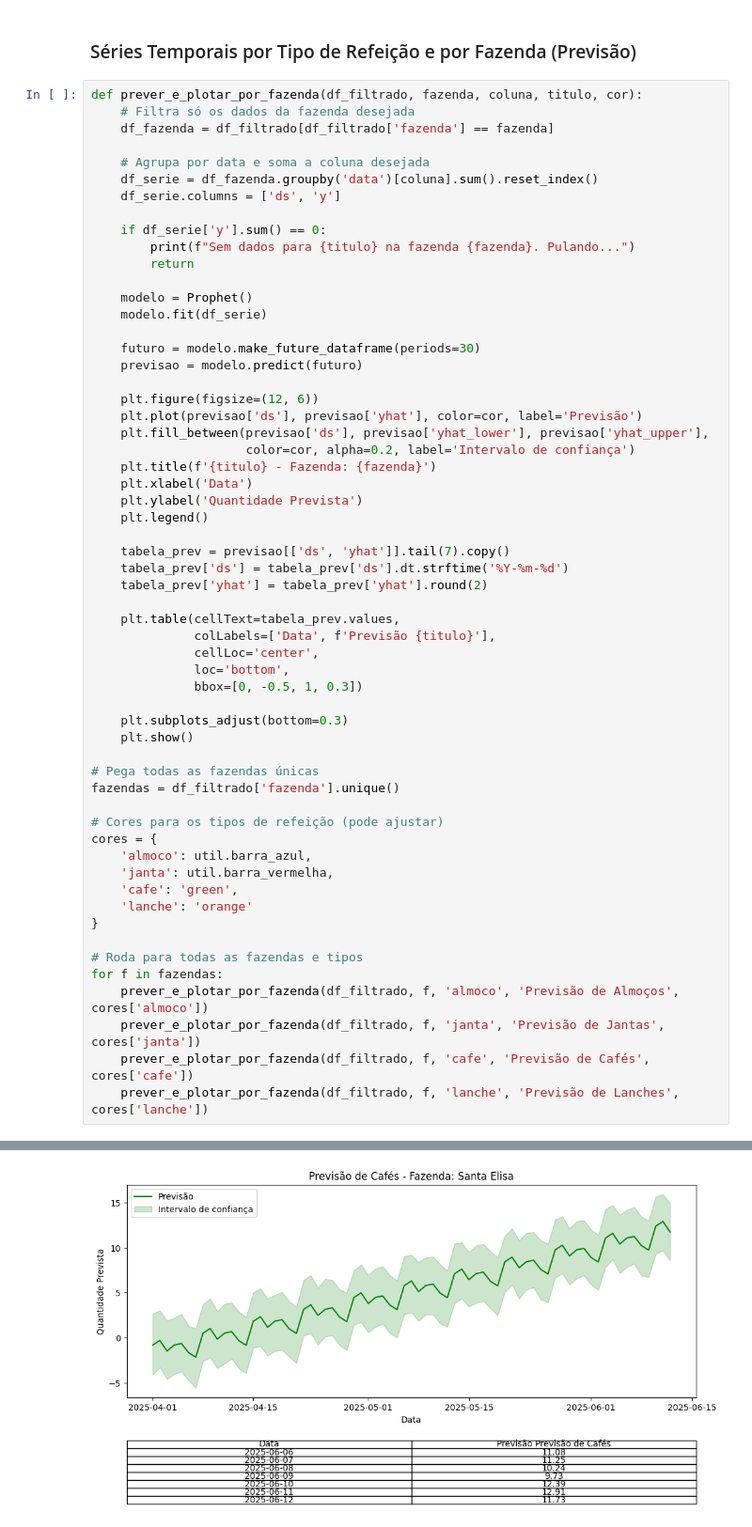
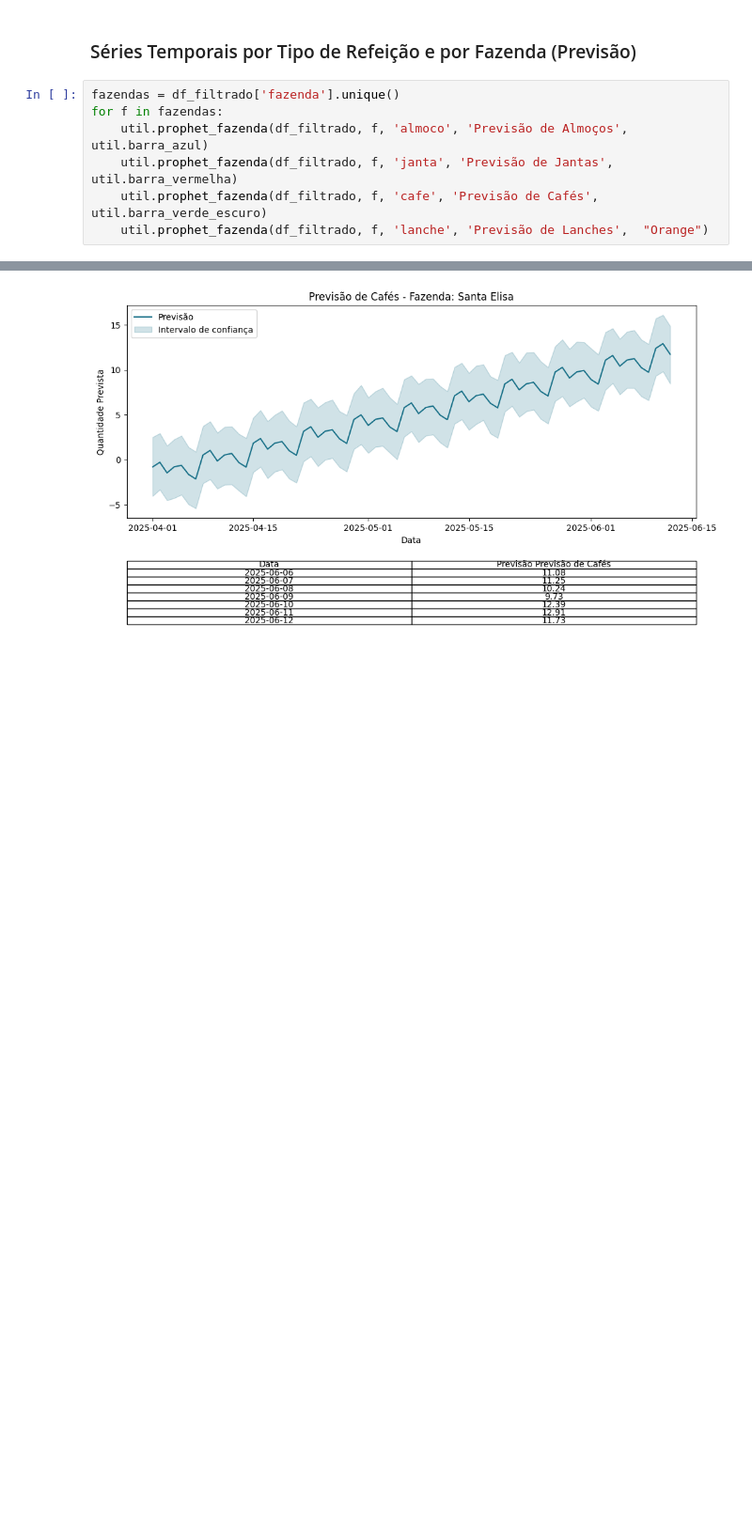
Before and after one commit to rafa-trindade/dashboard-elisaagro, a Jupyter notebook: notebooks/eda.ipynb, the cells around one changed output, grey strips where cells are left out. Shown at 94% size. Saved outputs shown, nothing was run; the diff lists cells and outputs as text; blank space fills up the shorter version.

```diff
--- a/notebooks/eda.ipynb
+++ b/notebooks/eda.ipynb
@@ -648,61 +609,10 @@ prever_e_plotar(df_filtrado, 'lanche', 'Previsão de Lanches', 'orange')
 # %% [markdown]
 ### Séries Temporais por Tipo de Refeição e por Fazenda (Previsão)
 # %%
-def prever_e_plotar_por_fazenda(df_filtrado, fazenda, coluna, titulo, cor):
-    # Filtra só os dados da fazenda desejada
-    df_fazenda = df_filtrado[df_filtrado['fazenda'] == fazenda]
-
-    # Agrupa por data e soma a coluna desejada
-    df_serie = df_fazenda.groupby('data')[coluna].sum().reset_index()
-    df_serie.columns = ['ds', 'y']
-
-    if df_serie['y'].sum() == 0:
-        print(f"Sem dados para {titulo} na fazenda {fazenda}. Pulando...")
-        return
-
-    modelo = Prophet()
-    modelo.fit(df_serie)
-
-    futuro = modelo.make_future_dataframe(periods=30)
-    previsao = modelo.predict(futuro)
-
-    plt.figure(figsize=(12, 6))
-    plt.plot(previsao['ds'], previsao['yhat'], color=cor, label='Previsão')
-    plt.fill_between(previsao['ds'], previsao['yhat_lower'], previsao['yhat_upper'],
-                     color=cor, alpha=0.2, label='Intervalo de confiança')
-    plt.title(f'{titulo} - Fazenda: {fazenda}')
-    plt.xlabel('Data')
-    plt.ylabel('Quantidade Prevista')
-    plt.legend()
-
-    tabela_prev = previsao[['ds', 'yhat']].tail(7).copy()
-    tabela_prev['ds'] = tabela_prev['ds'].dt.strftime('%Y-%m-%d')
-    tabela_prev['yhat'] = tabela_prev['yhat'].round(2)
-
-    plt.table(cellText=tabela_prev.values,
-              colLabels=['Data', f'Previsão {titulo}'],
-              cellLoc='center',
-              loc='bottom',
-              bbox=[0, -0.5, 1, 0.3])
-
-    plt.subplots_adjust(bottom=0.3)
-    plt.show()
-
-# Pega todas as fazendas únicas
 fazendas = df_filtrado['fazenda'].unique()
-
-# Cores para os tipos de refeição (pode ajustar)
-cores = {
-    'almoco': util.barra_azul,
-    'janta': util.barra_vermelha,
-    'cafe': 'green',
-    'lanche': 'orange'
-}
-
-# Roda para todas as fazendas e tipos
 for f in fazendas:
-    prever_e_plotar_por_fazenda(df_filtrado, f, 'almoco', 'Previsão de Almoços', cores['almoco'])
-    prever_e_plotar_por_fazenda(df_filtrado, f, 'janta', 'Previsão de Jantas', cores['janta'])
-    prever_e_plotar_por_fazenda(df_filtrado, f, 'cafe', 'Previsão de Cafés', cores['cafe'])
-    prever_e_plotar_por_fazenda(df_filtrado, f, 'lanche', 'Previsão de Lanches', cores['lanche'])
+    util.prophet_fazenda(df_filtrado, f, 'almoco', 'Previsão de Almoços', util.barra_azul)
+    util.prophet_fazenda(df_filtrado, f, 'janta', 'Previsão de Jantas', util.barra_vermelha)
+    util.prophet_fazenda(df_filtrado, f, 'cafe', 'Previsão de Cafés', util.barra_verde_escuro)
+    util.prophet_fazenda(df_filtrado, f, 'lanche', 'Previsão de Lanches',  "Orange")
 # %% [output]
@@ -717 +627 @@ for f in fazendas:
-[figure, old version]
+[figure, new version]
```
Also changed, not shown: parts of 4 cells of this notebook, 2 other files.
